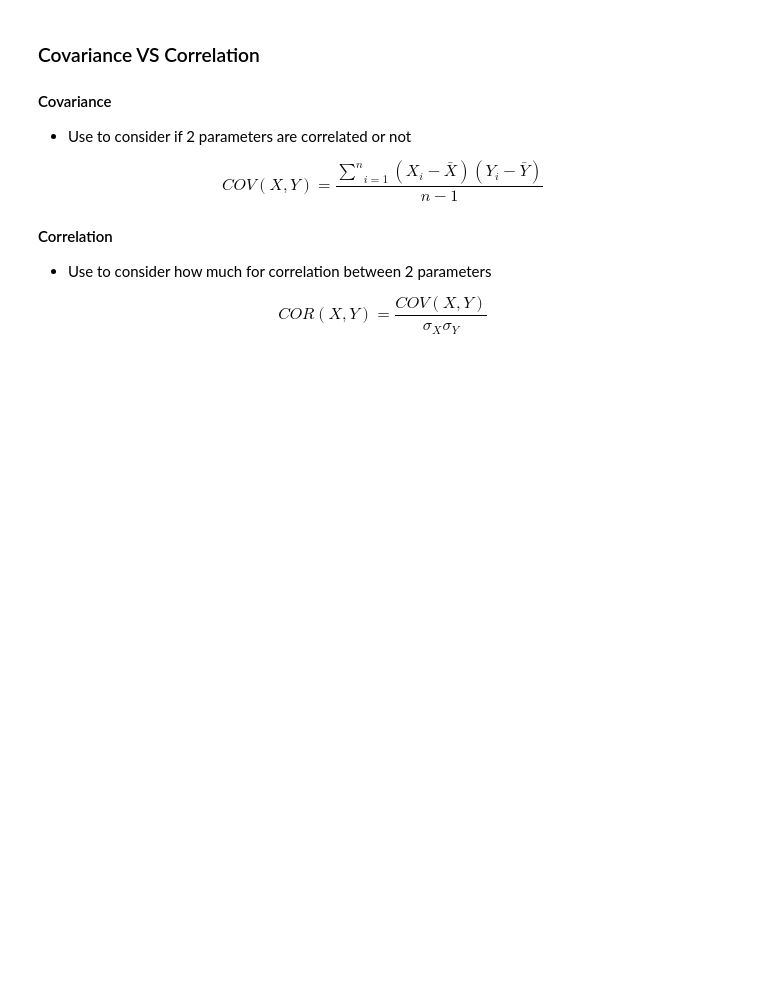
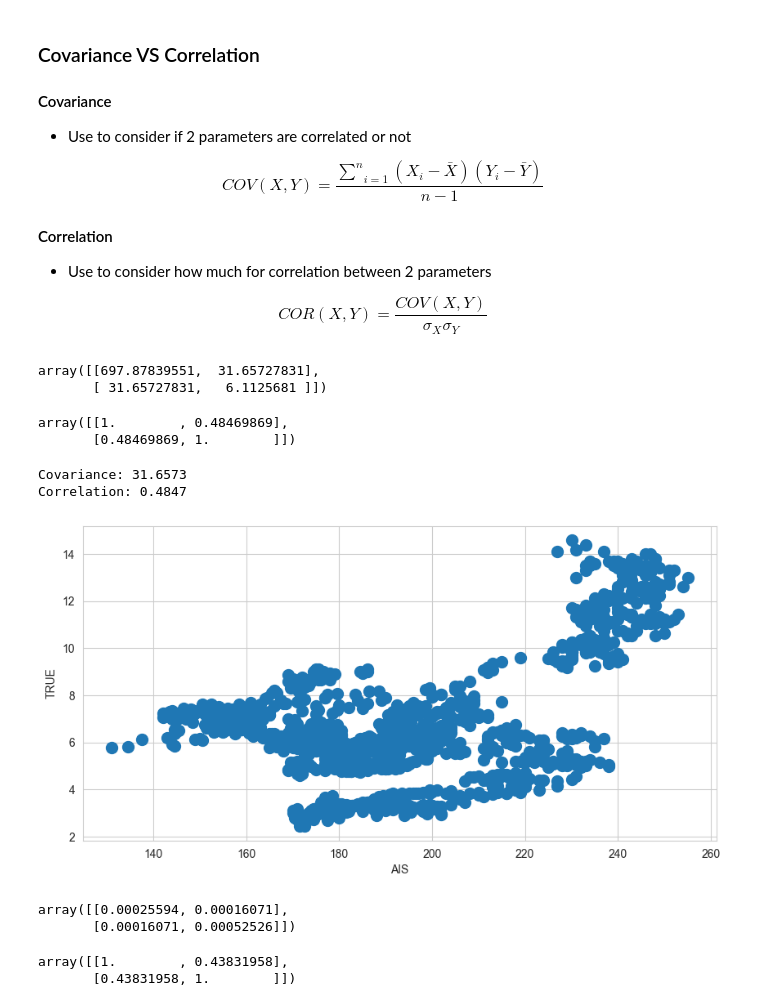
Before and after one commit to pNatTueku/basicPython, a Jupyter notebook: basic_statistics.ipynb, the cells around one changed output. Saved outputs shown, nothing was run; the diff lists cells and outputs as text; code cells hidden in the pictures; blank space fills up the shorter version.

```diff
--- a/basic_statistics.ipynb
+++ b/basic_statistics.ipynb
@@ -1007,0 +1006,44 @@ ais = pd.read_csv('Data/SET50_download_r2/ADVANC.BK.csv', index_col = 0)
+# %%
+# load csv files to dataframes
+
+ais = pd.read_csv('Data/SET50_download_r2/ADVANC.BK.csv', index_col = 0)
+ais.set_index(pd.to_datetime(ais.index), inplace = True)
+
+true = pd.read_csv('Data/SET50_download_r2/TRUE.BK.csv', index_col = 0)
+true.set_index(pd.to_datetime(ais.index), inplace = True)
+# %%
+# setting
+
+start = '2015'
+end = '2020'
+# %%
+ais = ais[start:end]['Close']
+true = true[start:end]['Close']
+# %%
+np.cov(ais, true)
+# %% [output]
+array([[697.87839551,  31.65727831],
+       [ 31.65727831,   6.1125681 ]])
+# %%
+np.corrcoef(ais, true)
+# %% [output]
+array([[1.        , 0.48469869],
+       [0.48469869, 1.        ]])
+# %%
+# plot
+
+plt.rcParams['figure.figsize'] = (10.0, 5.0)
+
+plt.scatter(ais, true, s = 100)
+
+plt.xlabel("AIS")
+plt.ylabel("TRUE")
+
+print(f'Covariance: {np.cov(ais, true)[0,1]:.4f}')
+print(f'Correlation: {np.corrcoef(ais, true)[0,1]:.4f}')
+
+plt.show()
+# %% [output]
+Covariance: 31.6573
+Correlation: 0.4847
+[figure, added]
@@ -1007,0 +1058,10 @@ ais = pd.read_csv('Data/SET50_download_r2/ADVANC.BK.csv', index_col = 0)
+# %%
+np.cov(ais_pct, true_pct)
+# %% [output]
+array([[0.00025594, 0.00016071],
+       [0.00016071, 0.00052526]])
+# %%
+np.corrcoef(ais_pct, true_pct)
+# %% [output]
+array([[1.        , 0.43831958],
+       [0.43831958, 1.        ]])
```
Also changed, not shown: parts of 43 cells of this notebook.
